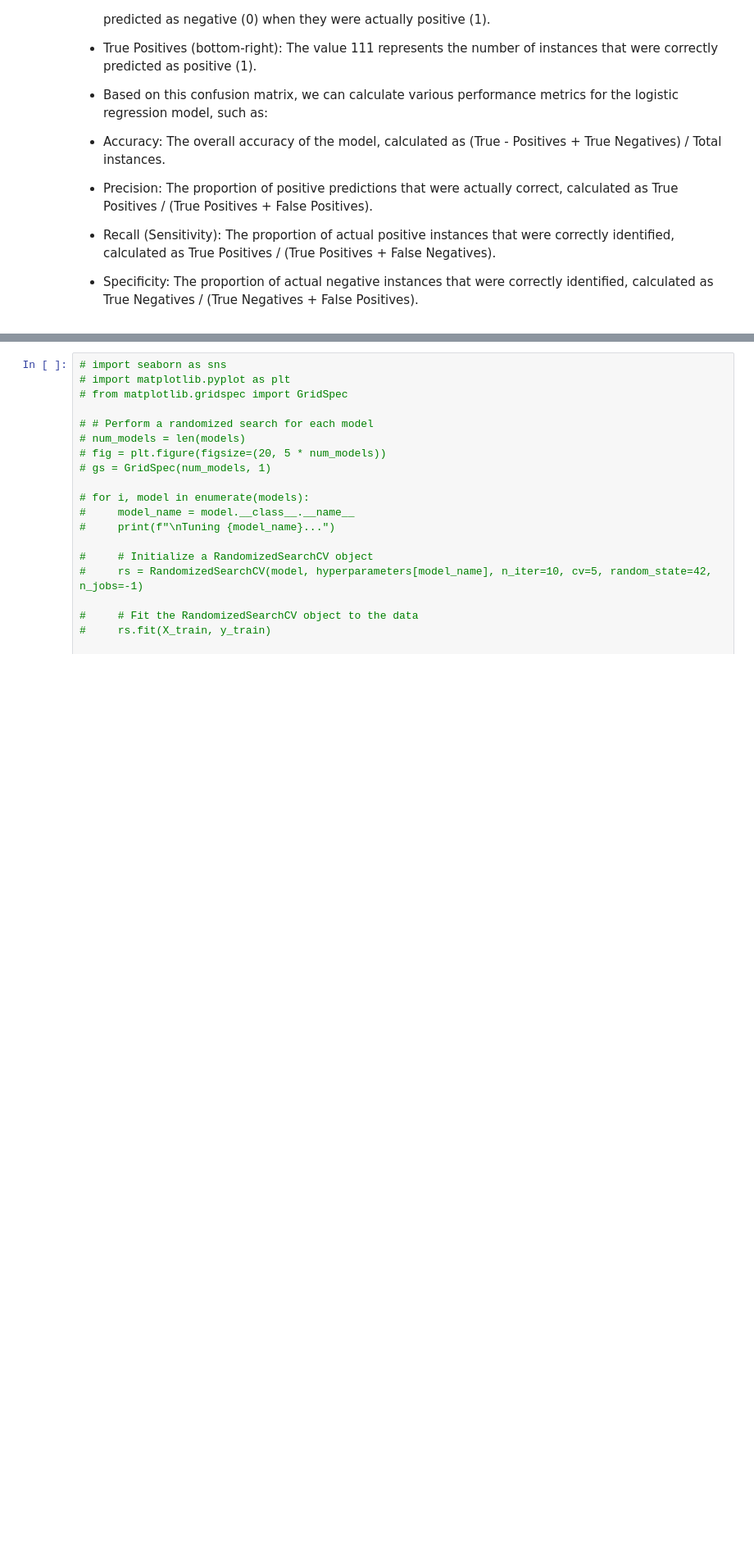
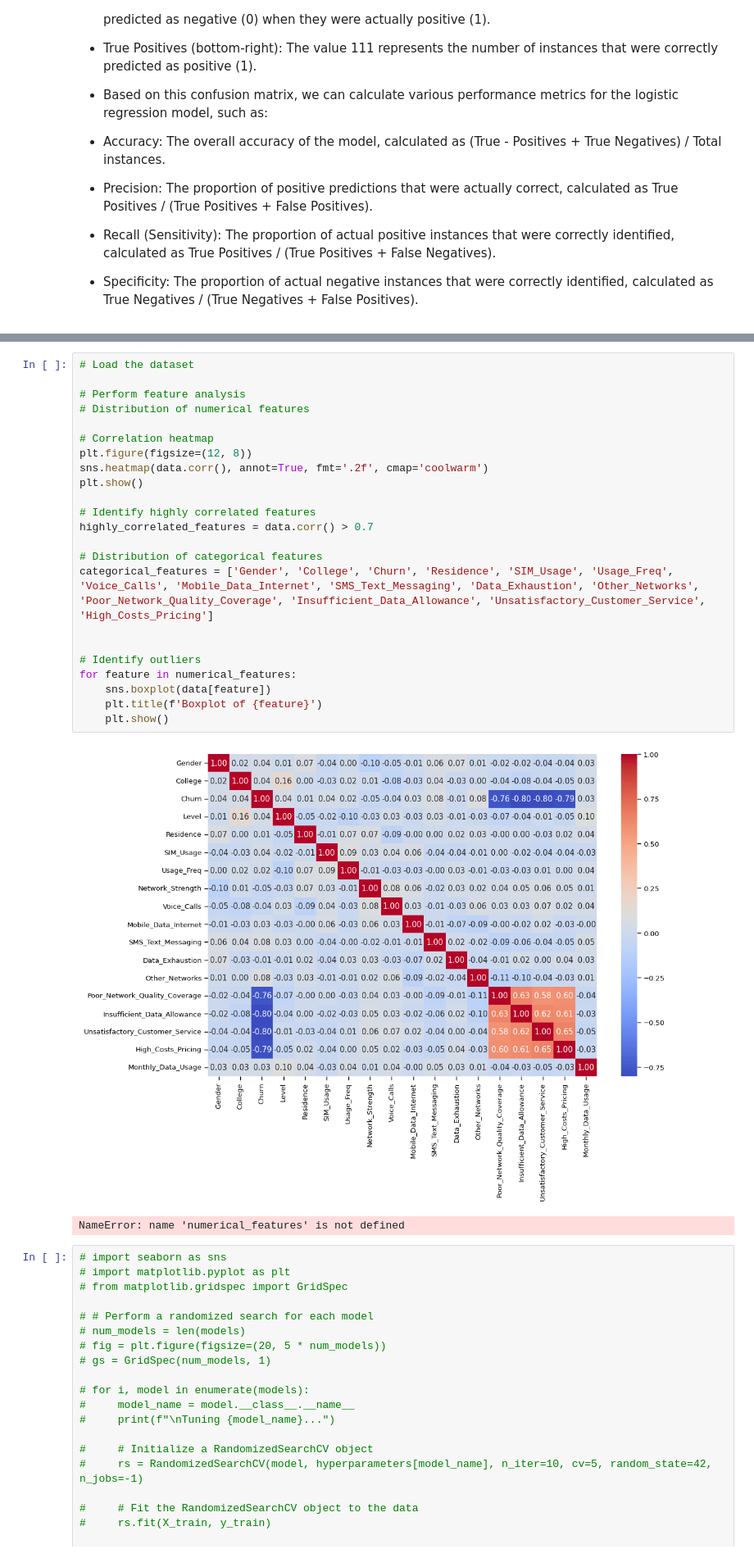
Before and after one commit to TravisBoltz/Decoding-Churn-Prediction-and-Student-Retention, a Jupyter notebook: Python Scripts/telecel/notebooks/churn.ipynb, the cells around one changed output, grey strips where cells are left out. Shown at 82% size. Drawn from its saved outputs; the diff is of its cells as text; blank space fills up the shorter version.

Commit message:
Implement visualizations improvements and new user experience feature

```diff
--- a/Python Scripts/telecel/notebooks/churn.ipynb
+++ b/Python Scripts/telecel/notebooks/churn.ipynb
@@ -977,3 +989,29 @@ weighted avg       1.00      1.00      1.00       154
+# %%
+# Load the dataset
+
+# Perform feature analysis
+# Distribution of numerical features
+
+# Correlation heatmap
+plt.figure(figsize=(12, 8))
+sns.heatmap(data.corr(), annot=True, fmt='.2f', cmap='coolwarm')
+plt.show()
+
+# Identify highly correlated features
+highly_correlated_features = data.corr() > 0.7
+
+# Distribution of categorical features
+categorical_features = ['Gender', 'College', 'Churn', 'Residence', 'SIM_Usage', 'Usage_Freq', 'Voice_Calls', 'Mobile_Data_Internet', 'SMS_Text_Messaging', 'Data_Exhaustion', 'Other_Networks', 'Poor_Network_Quality_Coverage', 'Insufficient_Data_Allowance', 'Unsatisfactory_Customer_Service', 'High_Costs_Pricing']
+
+
+# Identify outliers
+for feature in numerical_features:
+    sns.boxplot(data[feature])
+    plt.title(f'Boxplot of {feature}')
+    plt.show()
+# %% [output]
+[figure, added]
+NameError: name 'numerical_features' is not defined
 # %%
 # import seaborn as sns
 # import matplotlib.pyplot as plt
```
Also changed, not shown: parts of 2 cells of this notebook, 3 other files.
